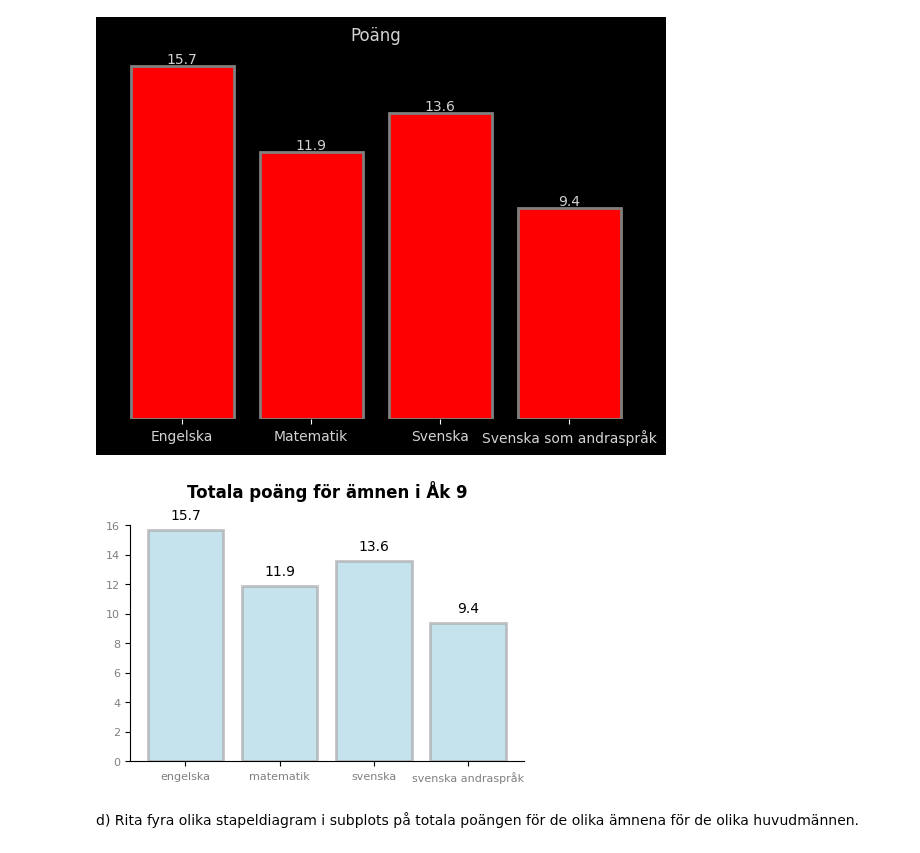
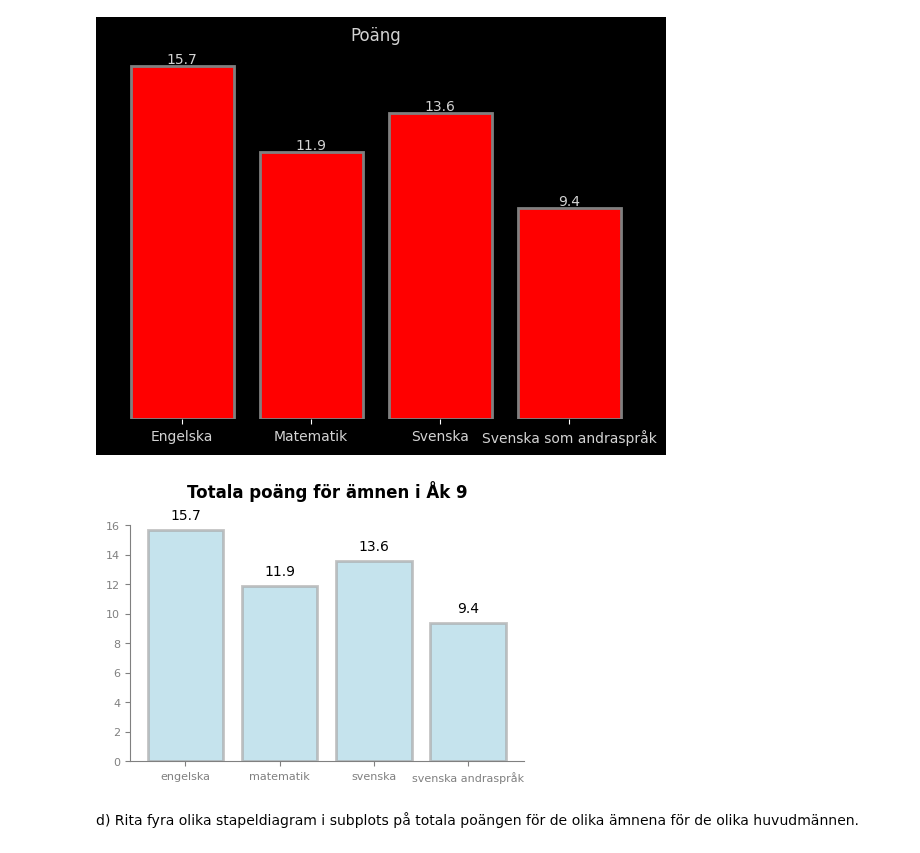
Before and after one commit to Markofbear/Python-Bjorn-Lagerblad-OPA23, a Jupyter notebook: Labb2/Labb2.ipynb, the cells around one changed output. Cells and saved outputs as stored; diff of their text form; code cells hidden in the pictures.

```diff
--- a/Labb2/Labb2.ipynb
+++ b/Labb2/Labb2.ipynb
@@ -156,7 +156,6 @@ plt.show()
 # %%
 import pandas as pd
 import matplotlib.pyplot as plt
-import seaborn as sns
 
 file_path = "riket2023_åk9_np.xlsx"
 
@@ -170,38 +169,40 @@ for sheet, subject in zip(sheets, subjects):
     total_average_points = df.iloc[0, -3]
     totalt[subject] = total_average_points
 
 bars = plt.bar(totalt.keys(), totalt.values(), color='lightblue', edgecolor="darkgray", linewidth=2, alpha=0.7)
 
 plt.grid(False)
+
+plt.gca().spines['left'].set_color('gray')  #
+plt.gca().spines['bottom'].set_color('gray')
 
 plt.gca().spines['top'].set_visible(False)
 plt.gca().spines['right'].set_visible(False)
 
 plt.xticks(rotation=0, color="gray", fontsize=8)
 plt.yticks(color="gray", fontsize=8)
 
 plt.gca().axes.get_yaxis().set_visible(True)
 
 plt.tight_layout(pad=8)
 
 plt.title("Totala poäng för ämnen i Åk 9", color="black", fontweight='bold', pad=20)
 
 for bar in bars:
     height = bar.get_height()
     plt.text(bar.get_x() + bar.get_width()/2, height + 0.5, round(height, 1),
              ha="center", va="bottom", color="black")
 
-plt.gca().patch.set_facecolor('white')
-plt.gca().patch.set_edgecolor('white')
-
-plt.minorticks_off()
+plt.gcf().set_facecolor('white')
+plt.gca().set_facecolor('white')
 
 plt.ylim(0, 16)
 
+plt.gca().tick_params(axis='both', colors='gray')
 
 plt.show()
 # %% [output]
-[figure, old version]
+[figure, new version]
 # %% [markdown]
  d) Rita fyra olika stapeldiagram i subplots på totala poängen för de olika ämnena för de olika huvudmännen.
 # %%
```
Also changed, not shown: parts of 1 cell of this notebook.
